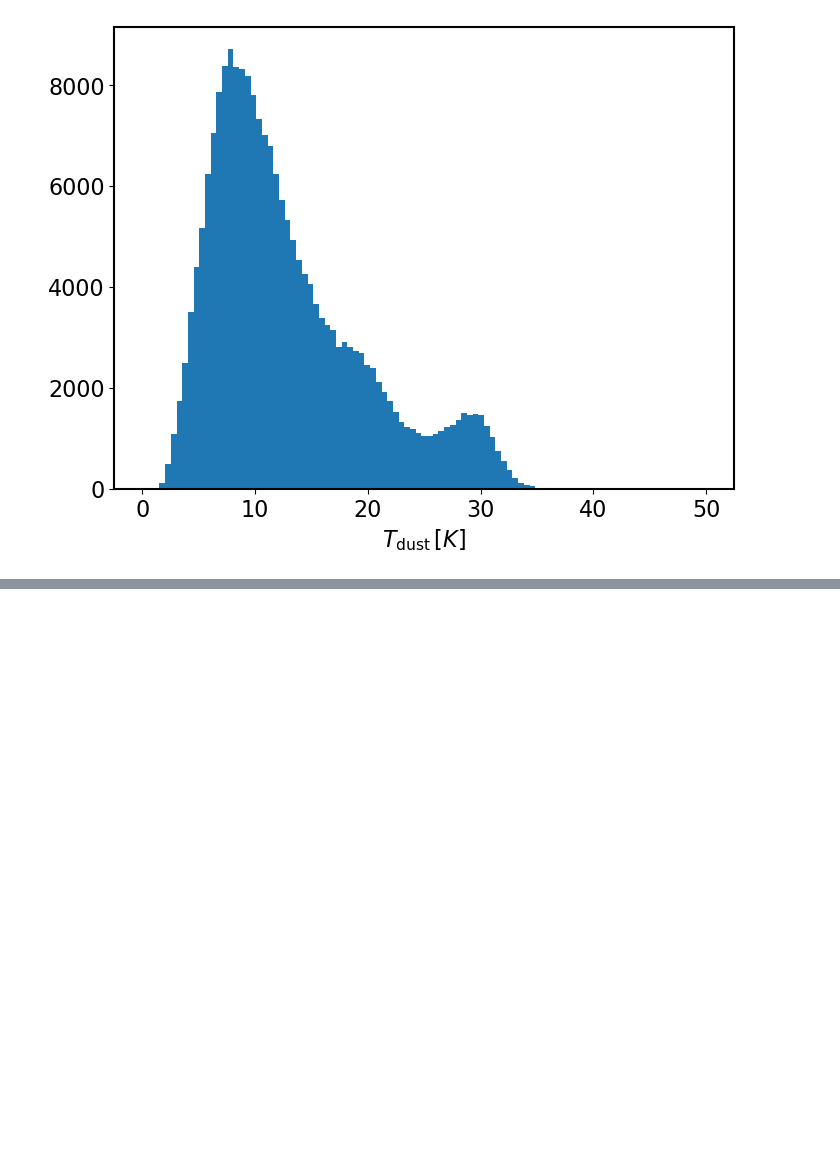
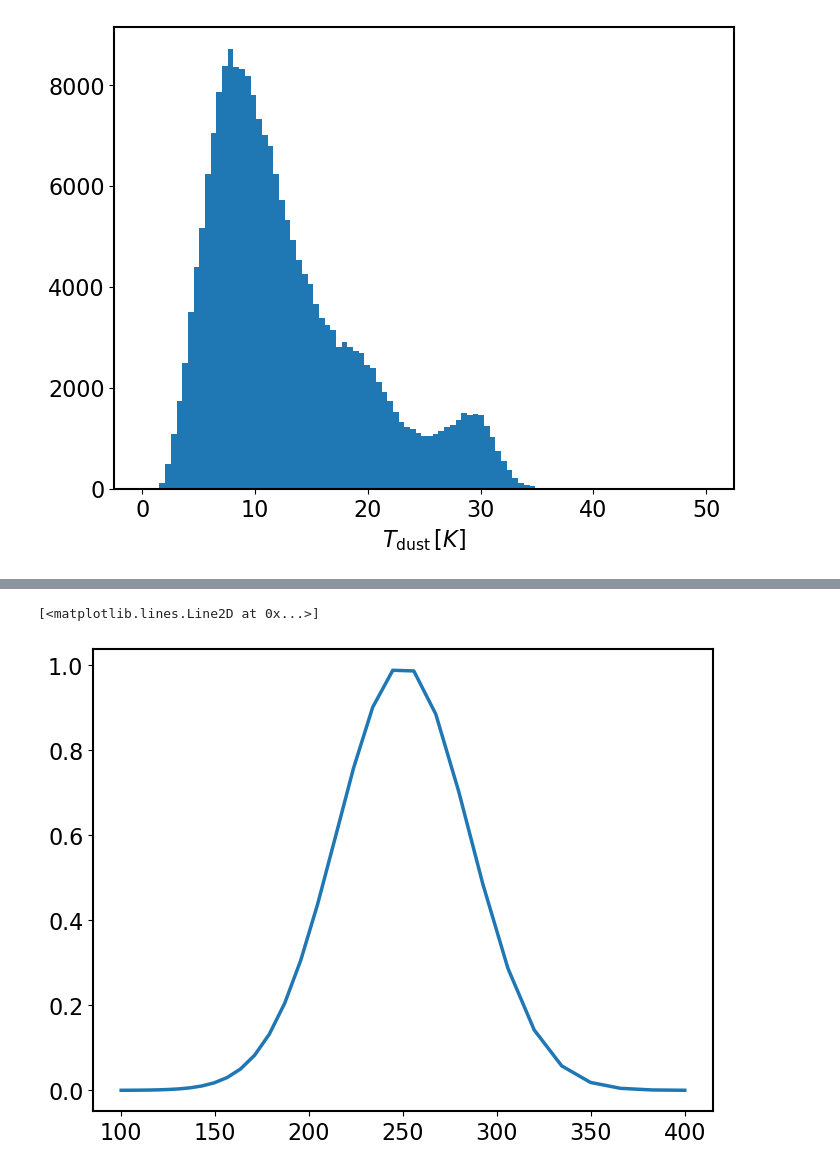
Before and after one commit to kokron/skyLine, a Jupyter notebook: notebooks/TdustPerGalaxyCompute-WIP-Jose.ipynb, the cells around one changed output, grey strips where cells are left out. Cells and saved outputs as stored; diff of their text form; code cells hidden in the pictures; blank space fills up the shorter version.

```diff
--- a/notebooks/TdustPerGalaxyCompute-WIP-Jose.ipynb
+++ b/notebooks/TdustPerGalaxyCompute-WIP-Jose.ipynb
@@ -439,0 +487,6 @@ plt.loglog(nu,sed)
+# %%
+tau_nu = np.exp(-(nu0.value-0.5*(nu0.value[-1]+nu0.value[0]))**2/(50)**2)*u.GHz**-1
+plt.plot(nu0,tau_nu)
+# %% [output]
+[<matplotlib.lines.Line2D at 0x...>]
+[figure, added]
```
Also changed, not shown: parts of 24 cells of this notebook.
